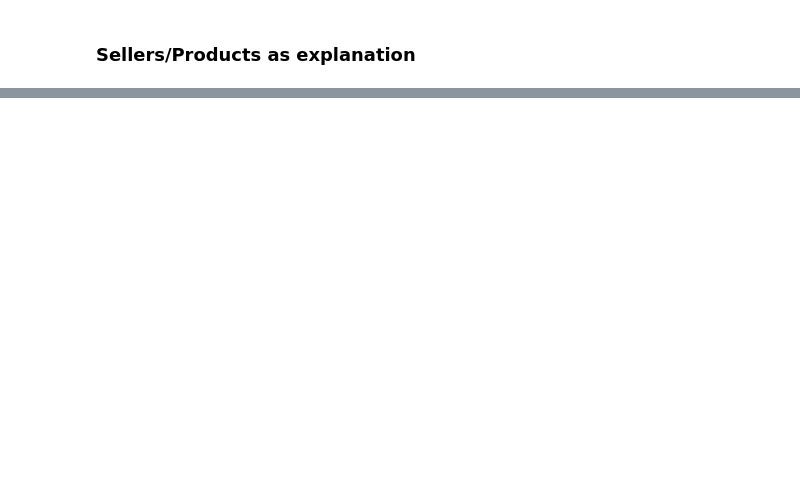
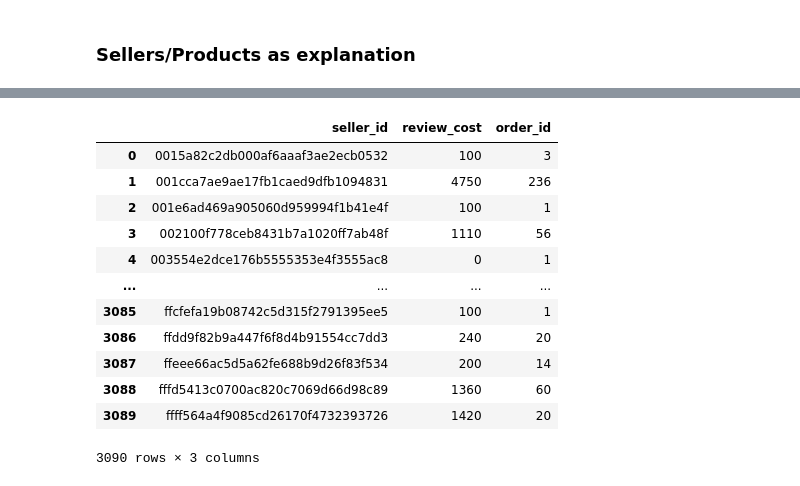
Before and after one commit to DucVanNgo/olist, a Jupyter notebook: notebooks/Data Exploration.ipynb, the cells around one changed output, grey strips where cells are left out. Saved outputs shown, nothing was run; the diff lists cells and outputs as text; code cells hidden in the pictures; blank space fills up the shorter version.

```diff
--- a/notebooks/Data Exploration.ipynb
+++ b/notebooks/Data Exploration.ipynb
@@ -188,4 +427,18 @@ reviews_orderdetails_merge
 # %%
 reviews_orderdetails_merge["review_cost"] = reviews_orderdetails_merge["review_score"].map(lambda x: cost_reviews_dict[x])
-cost_reviews_df = reviews_orderdetails_merge.groupby("seller_id").sum().reset_index()[["seller_id","review_cost"]]
+cost_reviews_df = reviews_orderdetails_merge.groupby("seller_id").agg({'review_cost': 'sum', 'order_id': 'count'}).reset_index()[["seller_id","review_cost", "order_id"]]
 cost_reviews_df
+# %% [output]
+|  | seller_id | review_cost | order_id |
+| 0 | 0015a82c2db000af6aaaf3ae2ecb0532 | 100 | 3 |
+| 1 | 001cca7ae9ae17fb1caed9dfb1094831 | 4750 | 236 |
+| 2 | 001e6ad469a905060d959994f1b41e4f | 100 | 1 |
+| 3 | 002100f778ceb8431b7a1020ff7ab48f | 1110 | 56 |
+| 4 | 003554e2dce176b5555353e4f3555ac8 | 0 | 1 |
+| ... | ... | ... | ... |
+| 3085 | ffcfefa19b08742c5d315f2791395ee5 | 100 | 1 |
+| 3086 | ffdd9f82b9a447f6f8d4b91554cc7dd3 | 240 | 20 |
+| 3087 | ffeee66ac5d5a62fe688b9d26f83f534 | 200 | 14 |
+| 3088 | fffd5413c0700ac820c7069d66d98c89 | 1360 | 60 |
+| 3089 | ffff564a4f9085cd26170f4732393726 | 1420 | 20 |
+3090 rows × 3 columns
```
Also changed, not shown: parts of 29 cells of this notebook, 10 other files.
